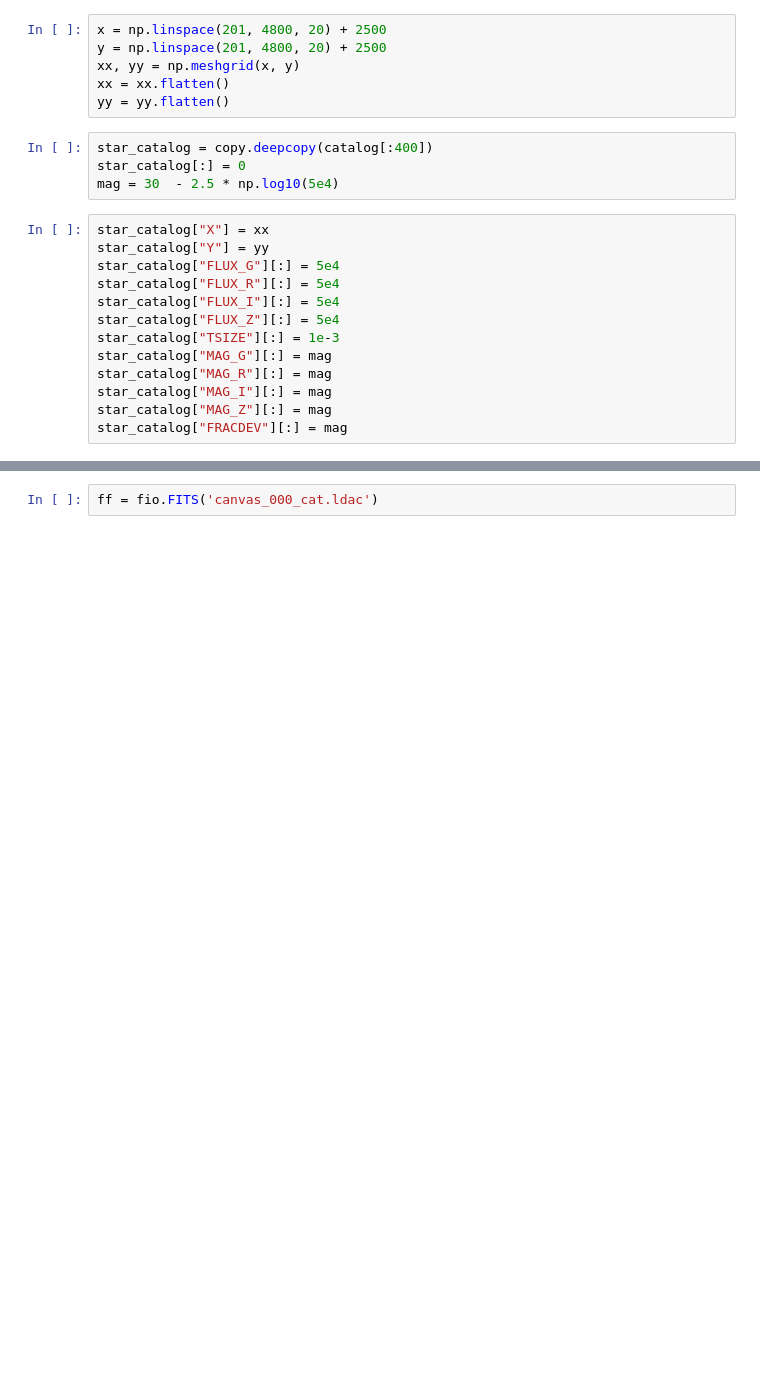
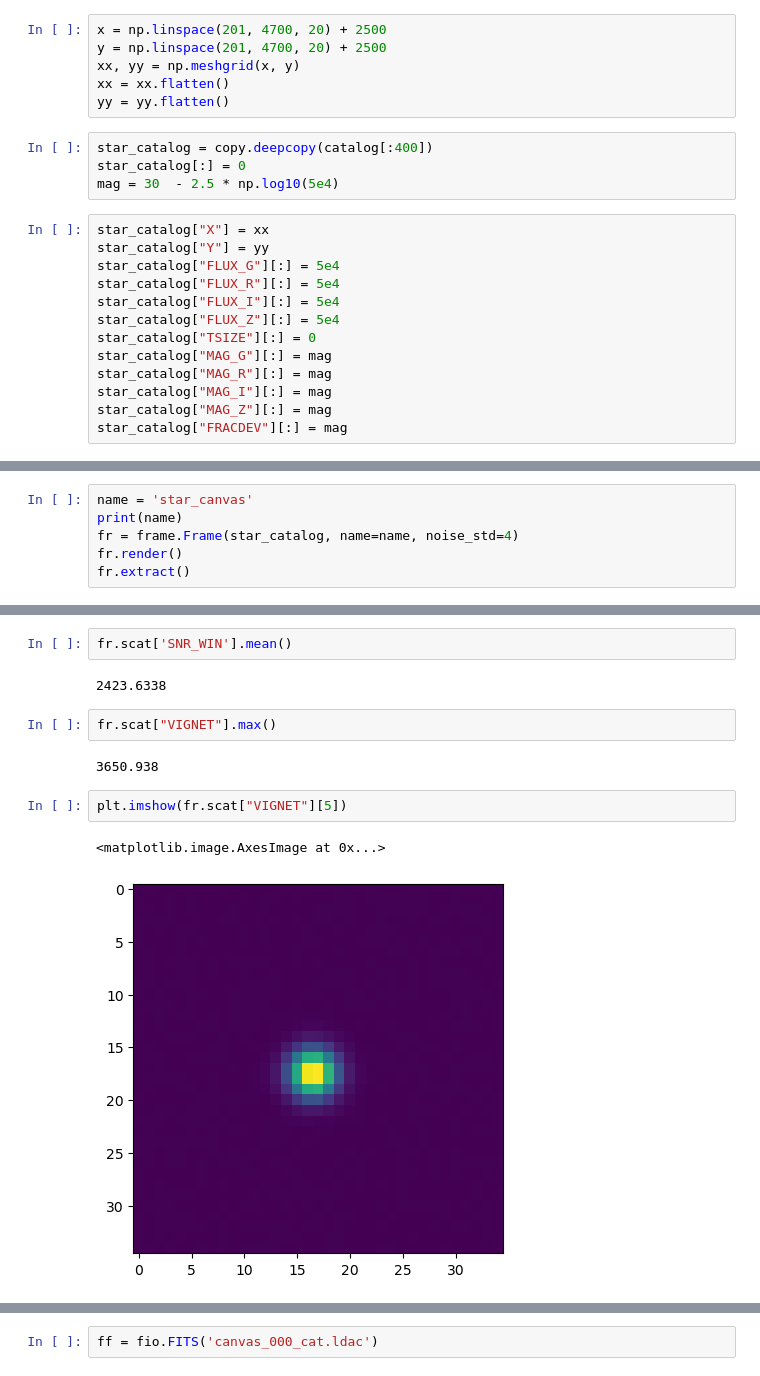
Before and after one commit to vargatn/synthetic, a Jupyter notebook: notebooks/meds/MEDS_psfex_shear_03.ipynb, the cells around one changed output, grey strips where cells are left out. Cells and saved outputs as stored; diff of their text form; blank space fills up the shorter version.

```diff
--- a/notebooks/meds/MEDS_psfex_shear_03.ipynb
+++ b/notebooks/meds/MEDS_psfex_shear_03.ipynb
@@ -44,8 +45,8 @@ for i in np.arange(1):
     catalog['G2'] = -0.2
     catalogs.append(catalog)
 # %%
-x = np.linspace(201, 4800, 20) + 2500
-y = np.linspace(201, 4800, 20) + 2500
+x = np.linspace(201, 4700, 20) + 2500
+y = np.linspace(201, 4700, 20) + 2500
 xx, yy = np.meshgrid(x, y)
 xx = xx.flatten()
 yy = yy.flatten()
@@ -60,7 +61,7 @@ star_catalog["FLUX_G"][:] = 5e4
 star_catalog["FLUX_R"][:] = 5e4
 star_catalog["FLUX_I"][:] = 5e4
 star_catalog["FLUX_Z"][:] = 5e4
-star_catalog["TSIZE"][:] = 1e-3
+star_catalog["TSIZE"][:] = 0
 star_catalog["MAG_G"][:] = mag
 star_catalog["MAG_R"][:] = mag
 star_catalog["MAG_I"][:] = mag
@@ -129,0 +70,6 @@ array([-4800.        , -4557.89473684, -4315.78947368, -4073.68421053,
+# %%
+name = 'star_canvas'
+print(name)
+fr = frame.Frame(star_catalog, name=name, noise_std=4)
+fr.render()
+fr.extract()
@@ -150 +106,14 @@ array([-4800.        , -4557.89473684, -4315.78947368, -4073.68421053,
+# %%
+fr.scat['SNR_WIN'].mean()
+# %% [output]
+2423.6338
+# %%
+fr.scat["VIGNET"].max()
+# %% [output]
+3650.938
+# %%
+plt.imshow(fr.scat["VIGNET"][5])
+# %% [output]
+<matplotlib.image.AxesImage at 0x...>
+[figure, added]
 # %%
```
Also changed, not shown: parts of 15 cells of this notebook, 4 other files.
